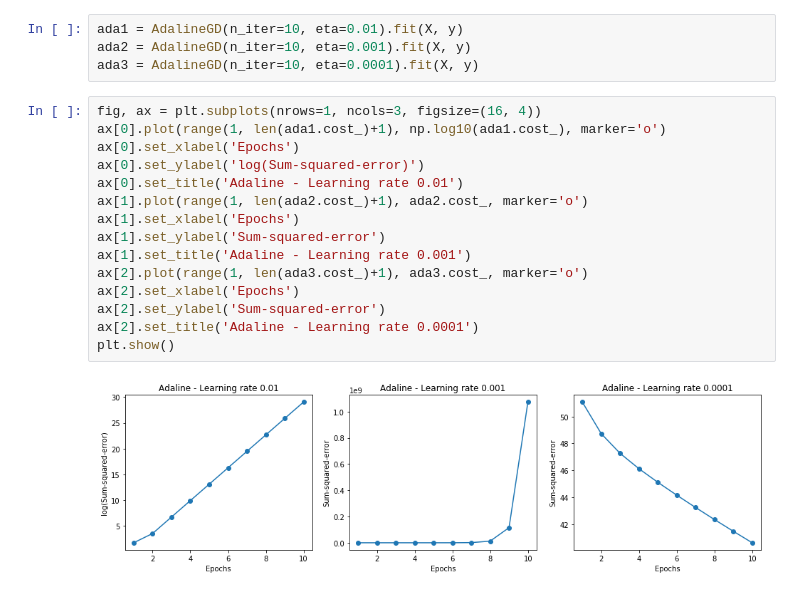
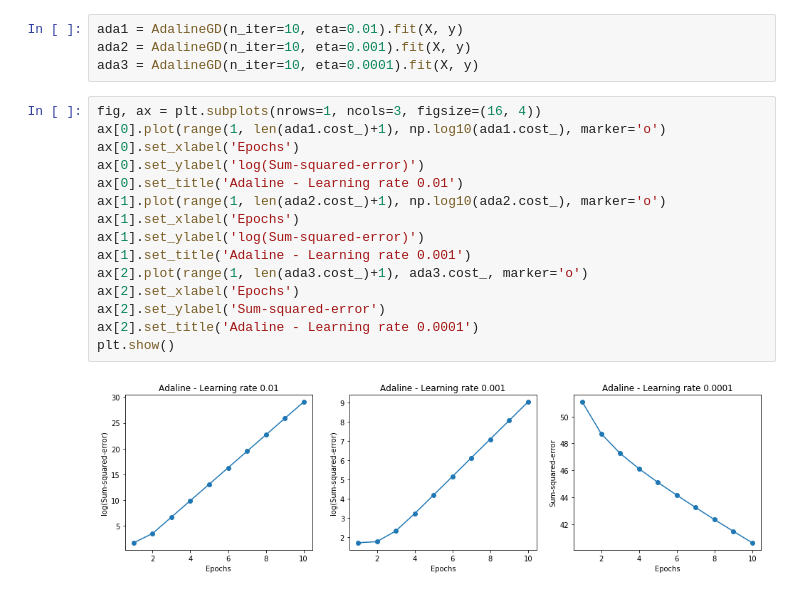
Before and after one commit to hitsuji-haneta/PMLB, a Jupyter notebook: chapter2/playground.ipynb, the cells around one changed output. Drawn from its saved outputs; the diff is of its cells as text.

```diff
--- a/chapter2/playground.ipynb
+++ b/chapter2/playground.ipynb
@@ -63,17 +63,17 @@ ada3 = AdalineGD(n_iter=10, eta=0.0001).fit(X, y)
 # %%
 fig, ax = plt.subplots(nrows=1, ncols=3, figsize=(16, 4))
 ax[0].plot(range(1, len(ada1.cost_)+1), np.log10(ada1.cost_), marker='o')
 ax[0].set_xlabel('Epochs')
 ax[0].set_ylabel('log(Sum-squared-error)')
 ax[0].set_title('Adaline - Learning rate 0.01')
-ax[1].plot(range(1, len(ada2.cost_)+1), ada2.cost_, marker='o')
+ax[1].plot(range(1, len(ada2.cost_)+1), np.log10(ada2.cost_), marker='o')
 ax[1].set_xlabel('Epochs')
-ax[1].set_ylabel('Sum-squared-error')
+ax[1].set_ylabel('log(Sum-squared-error)')
 ax[1].set_title('Adaline - Learning rate 0.001')
 ax[2].plot(range(1, len(ada3.cost_)+1), ada3.cost_, marker='o')
 ax[2].set_xlabel('Epochs')
 ax[2].set_ylabel('Sum-squared-error')
 ax[2].set_title('Adaline - Learning rate 0.0001')
 plt.show()
 # %% [output]
-[figure, old version]
+[figure, new version]
```
